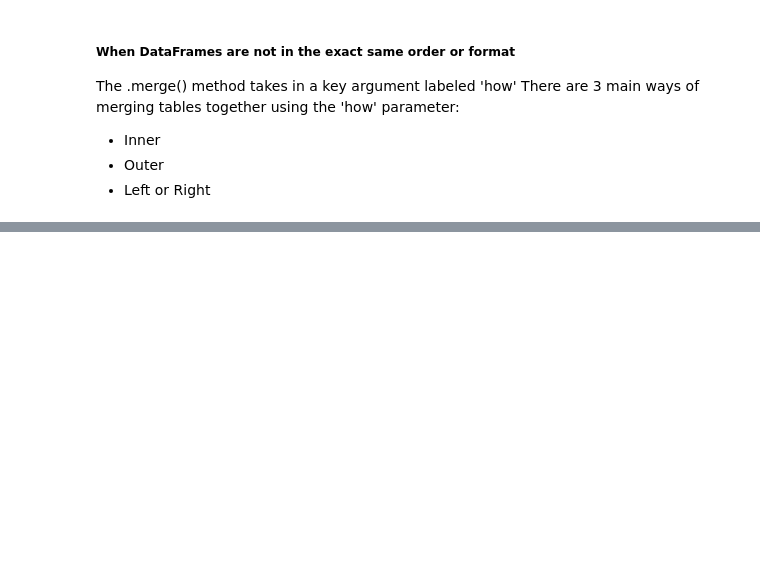
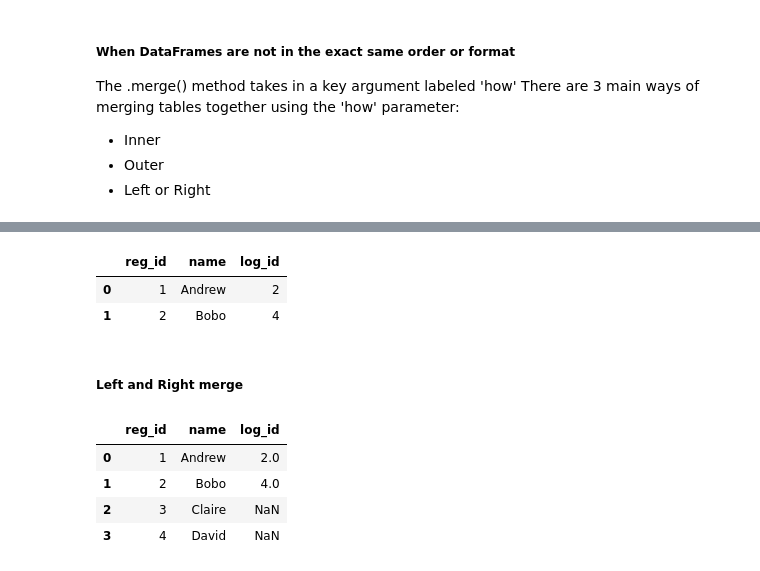
Before and after one commit to jocdev28/DS_ML_COURSE, a Jupyter notebook: NOTEBOOKS_DS_ML_COURSE/03-Pandas/combining.ipynb, the cells around one changed output, grey strips where cells are left out. Cells and saved outputs as stored; diff of their text form; code cells hidden in the pictures; blank space fills up the shorter version.

```diff
--- a/NOTEBOOKS_DS_ML_COURSE/03-Pandas/combining.ipynb
+++ b/NOTEBOOKS_DS_ML_COURSE/03-Pandas/combining.ipynb
@@ -105,0 +128,6 @@ There are 3 main ways of merging tables together using the 'how' parameter:
+# %%
+pd.merge(registrations, logins, how='inner', on='name')
+# %% [output]
+|  | reg_id | name | log_id |
+| 0 | 1 | Andrew | 2 |
+| 1 | 2 | Bobo | 4 |
@@ -105,0 +136,12 @@ There are 3 main ways of merging tables together using the 'how' parameter:
+# %% [markdown]
+##### Left and Right merge
+# %%
+# The order of the tables passed in as arguments matters here
+# The left merge takes everything in the left table along with the common elements in both the left and right tables.
+pd.merge(registrations, logins, how='left', on='name')
+# %% [output]
+|  | reg_id | name | log_id |
+| 0 | 1 | Andrew | 2.0 |
+| 1 | 2 | Bobo | 4.0 |
+| 2 | 3 | Claire | NaN |
+| 3 | 4 | David | NaN |
```
Also changed, not shown: parts of 28 cells of this notebook, 4 other files.
